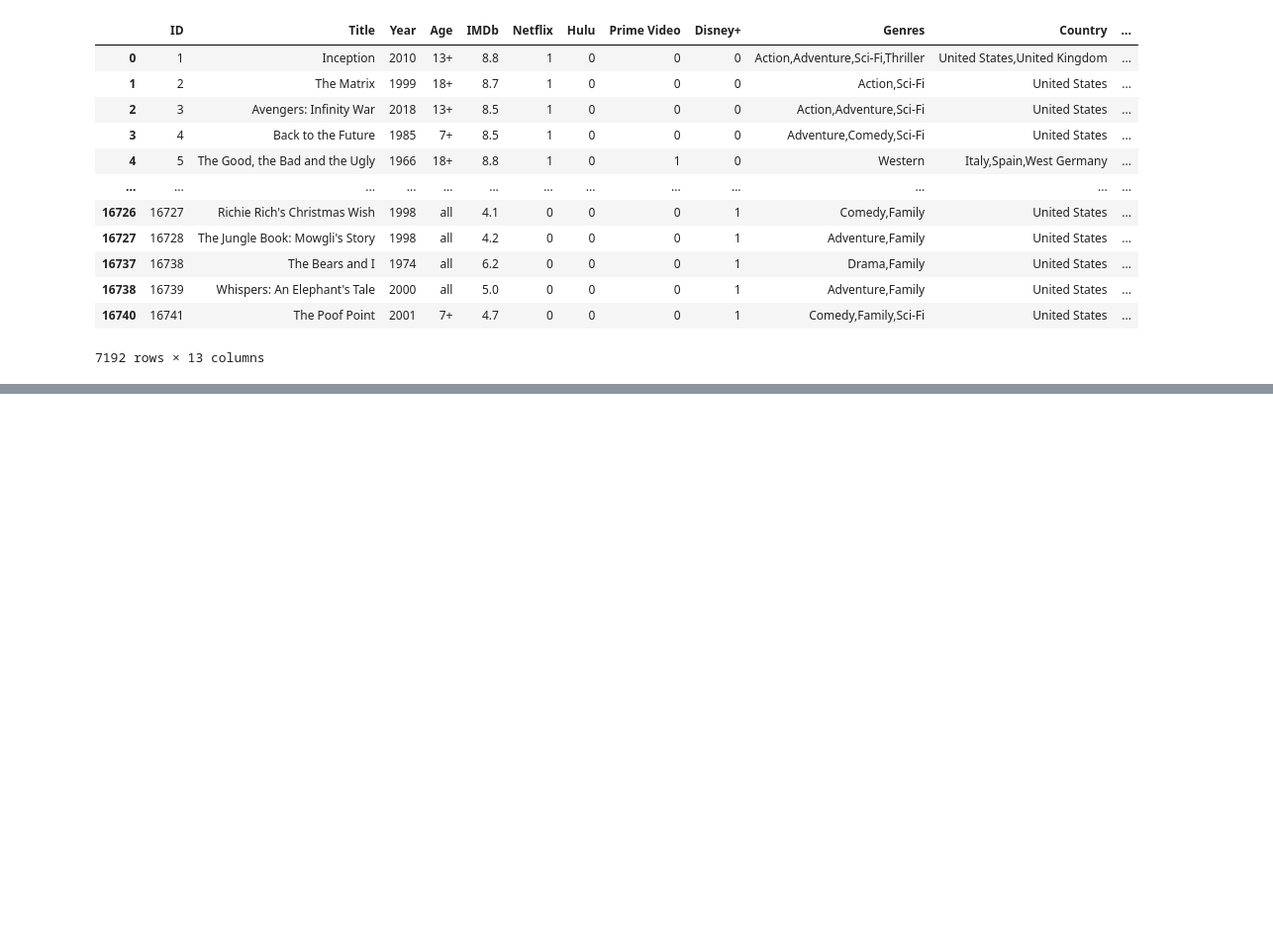
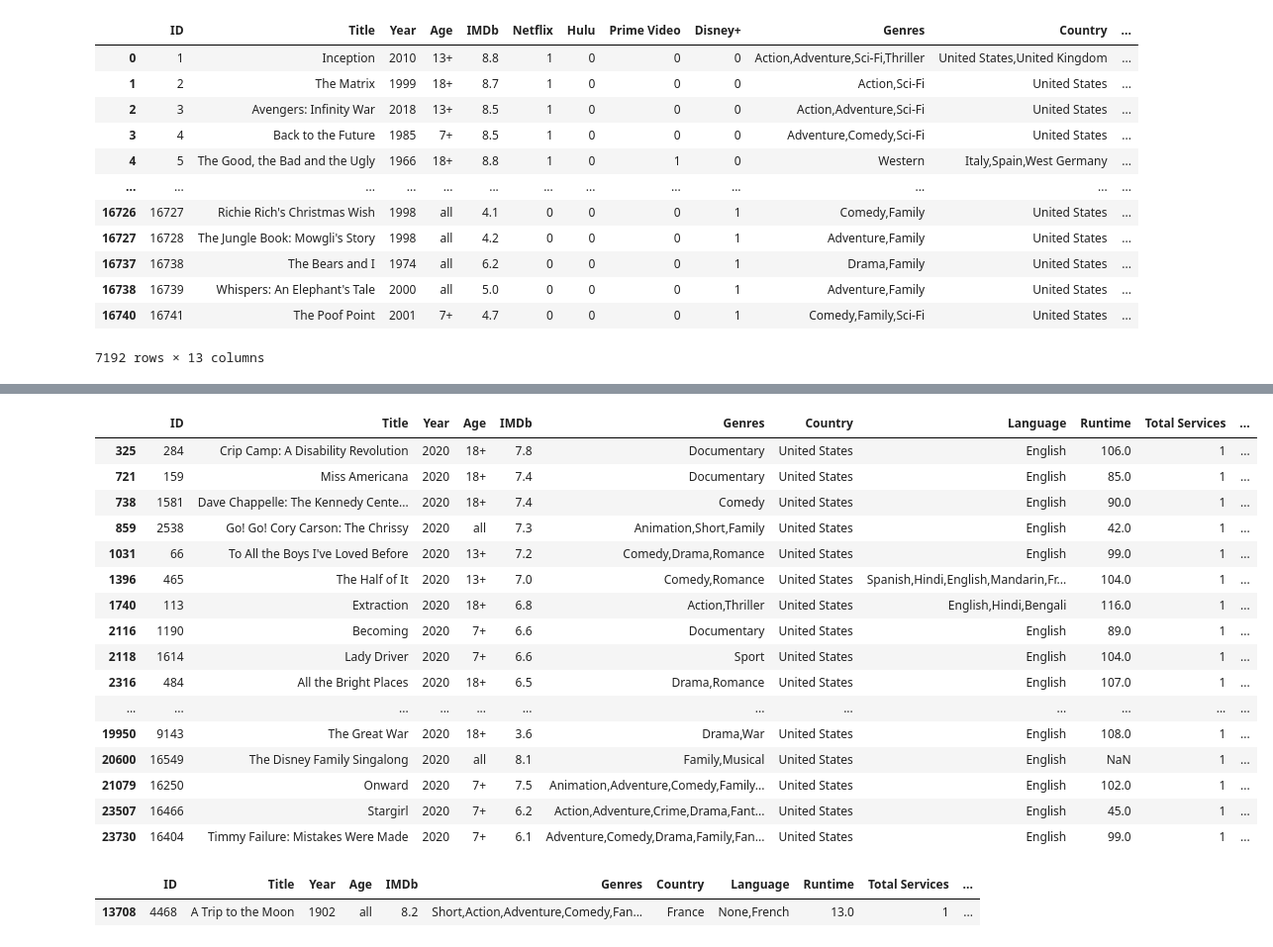
Before and after one commit to RoLDT/project-one-nesfils, a Jupyter notebook: Gabby.ipynb, the cells around one changed output, grey strips where cells are left out. Shown: that part at 99% size. Drawn from its saved outputs; the diff is of its cells as text; code cells hidden in the pictures; blank space fills up the shorter version.

```diff
--- a/Gabby.ipynb
+++ b/Gabby.ipynb
@@ -54,0 +207,4 @@ complete_df
+# %%
+#Get Unique Values of a Column with drop_duplicates() for a specific column Title
+dropcountry_df= sortcountry_df.drop_duplicates(subset=['Title'])
+dropcountry_df
@@ -54,0 +259,5 @@ complete_df
+# %%
+dropcountry_df["Total Services"] = dropcountry_df["Netflix"]+dropcountry_df["Hulu"]+dropcountry_df["Prime Video"]+dropcountry_df["Disney+"]
+
+uniquecountry_movies_df = dropcountry_df[dropcountry_df["Total Services"]<2]
+uniquecountry_movies_df
@@ -54,0 +290,13 @@ complete_df
+# %%
+uniquecountry_movies_df = pd.melt(uniquecountry_movies_df, id_vars = ['ID', 'Title', 'Year', 'Age', 'IMDb', 'Genres', 'Country',
+                                                                      'Language', 'Runtime', "Total Services"],
+                      value_vars= ['Netflix', 'Hulu', 'Prime Video','Disney+'], var_name = "Service")
+
+#uniquecountry_movies_df
+# %%
+
+uniquecountry_movies_df = uniquecountry_movies_df[uniquecountry_movies_df["value"]==1]
+
+uniquecountry_movies_df.drop(columns=["value"], inplace=True)
+
+uniquecountry_movies_df
@@ -54,0 +347,25 @@ complete_df
+# %%
+uniquecountry_movies_df[uniquecountry_movies_df['Year']==uniquecountry_movies_df['Year'].max()]
+# %% [output]
+|  | ID | Title | Year | Age | IMDb | Genres | Country | Language | Runtime | Total Services | ... |
+| 325 | 284 | Crip Camp: A Disability Revolution | 2020 | 18+ | 7.8 | Documentary | United States | English | 106.0 | 1 | ... |
+| 721 | 159 | Miss Americana | 2020 | 18+ | 7.4 | Documentary | United States | English | 85.0 | 1 | ... |
+| 738 | 1581 | Dave Chappelle: The Kennedy Cente... | 2020 | 18+ | 7.4 | Comedy | United States | English | 90.0 | 1 | ... |
+| 859 | 2538 | Go! Go! Cory Carson: The Chrissy | 2020 | all | 7.3 | Animation,Short,Family | United States | English | 42.0 | 1 | ... |
+| 1031 | 66 | To All the Boys I've Loved Before | 2020 | 13+ | 7.2 | Comedy,Drama,Romance | United States | English | 99.0 | 1 | ... |
+| 1396 | 465 | The Half of It | 2020 | 13+ | 7.0 | Comedy,Romance | United States | Spanish,Hindi,English,Mandarin,Fr... | 104.0 | 1 | ... |
+| 1740 | 113 | Extraction | 2020 | 18+ | 6.8 | Action,Thriller | United States | English,Hindi,Bengali | 116.0 | 1 | ... |
+| 2116 | 1190 | Becoming | 2020 | 7+ | 6.6 | Documentary | United States | English | 89.0 | 1 | ... |
+| 2118 | 1614 | Lady Driver | 2020 | 7+ | 6.6 | Sport | United States | English | 104.0 | 1 | ... |
+| 2316 | 484 | All the Bright Places | 2020 | 18+ | 6.5 | Drama,Romance | United States | English | 107.0 | 1 | ... |
+| ... | ... | ... | ... | ... | ... | ... | ... | ... | ... | ... | ... |
+| 19950 | 9143 | The Great War | 2020 | 18+ | 3.6 | Drama,War | United States | English | 108.0 | 1 | ... |
+| 20600 | 16549 | The Disney Family Singalong | 2020 | all | 8.1 | Family,Musical | United States | English | NaN | 1 | ... |
+| 21079 | 16250 | Onward | 2020 | 7+ | 7.5 | Animation,Adventure,Comedy,Family... | United States | English | 102.0 | 1 | ... |
+| 23507 | 16466 | Stargirl | 2020 | 7+ | 6.2 | Action,Adventure,Crime,Drama,Fant... | United States | English | 45.0 | 1 | ... |
+| 23730 | 16404 | Timmy Failure: Mistakes Were Made | 2020 | 7+ | 6.1 | Adventure,Comedy,Drama,Family,Fan... | United States | English | 99.0 | 1 | ... |
+# %%
+uniquecountry_movies_df[uniquecountry_movies_df['Year']==uniquecountry_movies_df['Year'].min()]
+# %% [output]
+|  | ID | Title | Year | Age | IMDb | Genres | Country | Language | Runtime | Total Services | ... |
+| 13708 | 4468 | A Trip to the Moon | 1902 | all | 8.2 | Short,Action,Adventure,Comedy,Fan... | France | None,French | 13.0 | 1 | ... |
```
Also changed, not shown: parts of 21 cells of this notebook.
